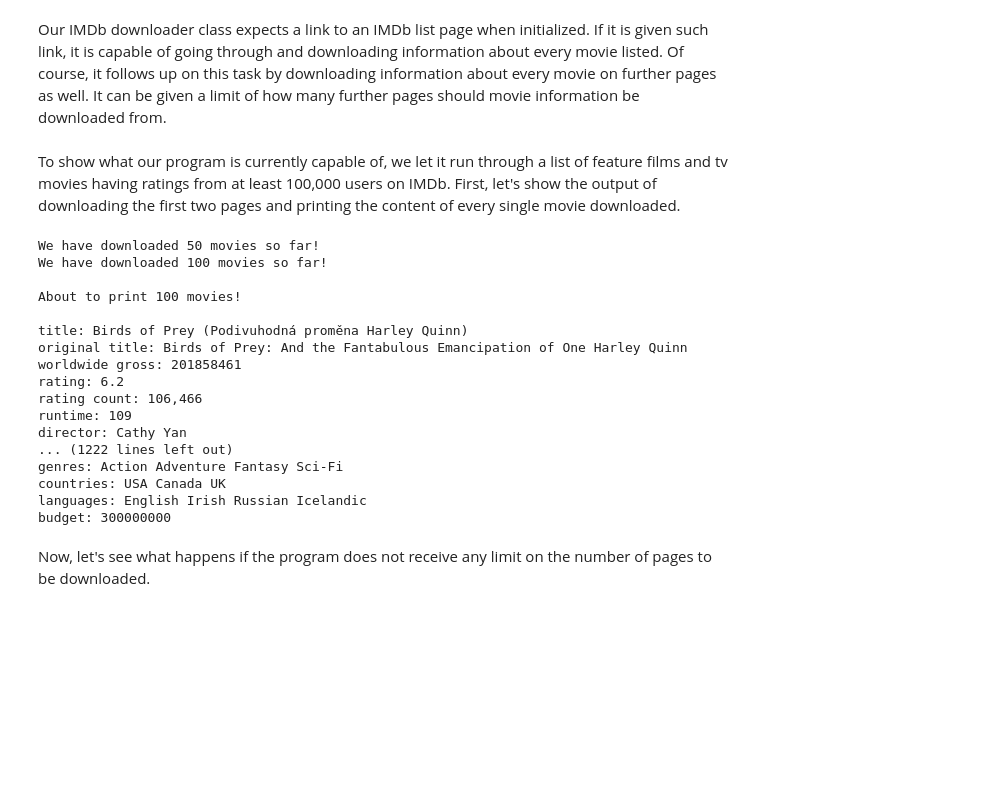
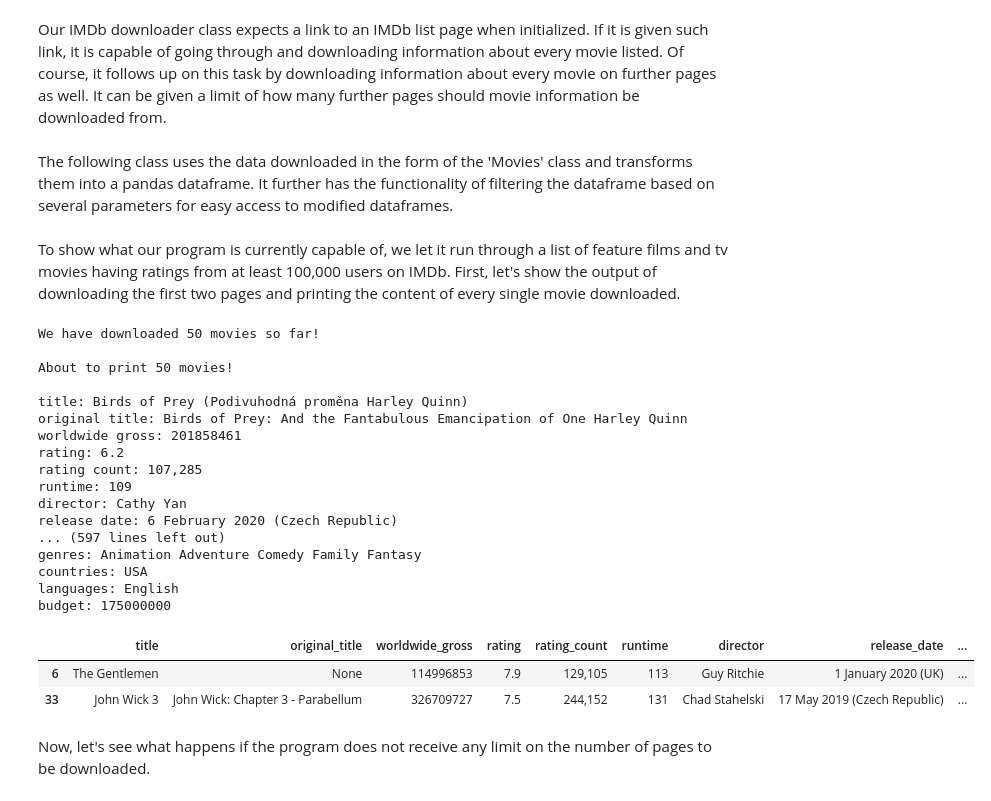
Before and after one commit to zilaeric/dpp-project, a Jupyter notebook: project.ipynb, the cells around one changed output. Cells and saved outputs as stored; diff of their text form; code cells hidden in the pictures; blank space fills up the shorter version.

Commit message:
Added .to_dict method for Movie class. Added MovieDataFrame class.

```diff
--- a/project.ipynb
+++ b/project.ipynb
@@ -96,6 +98,28 @@ class Movie:
             string += "budget: " + self.budget + "\n"
 
         return string
+
+    """
+    Builds a dictionary containing all available information about the movie.
+
+    @return Dictionary object containing all information
+    """
+    def to_dict(self):
+        movie_dict = {
+        'title' : self.title,
+        'original_title' : self.original_title,
+        'worldwide_gross' : float(self.worldwide_gross),
+        'rating' : float(self.rating),
+        'rating_count' : int(self.rating_count),
+        'runtime' : float(self.runtime),
+        'director' : self.director,
+        'release_date' : self.release_date,
+        'genres' : self.genres,
+        'countries' : self.countries,
+        'languages' : self.languages,
+        'budget' : float(self.budget)
+        }
+        return movie_dict
 # %% [markdown]
 Our IMDb downloader class expects a link to an IMDb list page when initialized. If it is given such link, it is capable of going through and downloading information about every movie listed. Of course, it follows up on this task by downloading information about every movie on further pages as well. It can be given a limit of how many further pages should movie information be downloaded from.
 # %%
@@ -373,3 +397,5 @@ class ImdbMovieScraper:
             return re.sub("[^0-9]", "", budget.parent.text)
         else:
             return None
+# %% [markdown]
+The following class uses the data downloaded in the form of the 'Movies' class and transforms them into a pandas dataframe. It further has the functionality of filtering the dataframe based on several parameters for easy access to modified dataframes.
@@ -377,26 +491,35 @@ class ImdbMovieScraper:
 To show what our program is currently capable of, we let it run through a list of feature films and tv movies having ratings from at least 100,000 users on IMDb. First, let's show the output of downloading the first two pages and printing the content of every single movie downloaded.
 # %%
 imdb1 = ImdbDownloader('https://www.imdb.com/search/title/?title_type=feature,tv_movie&num_votes=100000,&sort=release_date,desc&view=simple')
-imdb1.start(2)
+imdb1.start(1)
 imdb1.print_movies()
 # %% [output]
 We have downloaded 50 movies so far!
-We have downloaded 100 movies so far!
 
-About to print 100 movies!
+About to print 50 movies!
 
 title: Birds of Prey (Podivuhodná proměna Harley Quinn)
 original title: Birds of Prey: And the Fantabulous Emancipation of One Harley Quinn
 worldwide gross: 201858461
 rating: 6.2
-rating count: 106,466
+rating count: 107,285
 runtime: 109
 director: Cathy Yan
-... (1222 lines left out)
-genres: Action Adventure Fantasy Sci-Fi
-countries: USA Canada UK
-languages: English Irish Russian Icelandic
-budget: 300000000
+release date: 6 February 2020 (Czech Republic)
+... (597 lines left out)
+genres: Animation Adventure Comedy Family Fantasy
+countries: USA
+languages: English
+budget: 175000000
+# %%
+df_obj = MovieDataFrame(imdb1)
+
+df_obj.filter_genre('Crime').filter_genre('Action').filter_country('USA').filter_language('English').filter_budget(0, 84500000)
+df_obj.df
+# %% [output]
+|  | title | original_title | worldwide_gross | rating | rating_count | runtime | director | release_date | ... |
+| 6 | The Gentlemen | None | 114996853 | 7.9 | 129,105 | 113 | Guy Ritchie | 1 January 2020 (UK) | ... |
+| 33 | John Wick 3 | John Wick: Chapter 3 - Parabellum | 326709727 | 7.5 | 244,152 | 131 | Chad Stahelski | 17 May 2019 (Czech Republic) | ... |
 # %% [markdown]
 Now, let's see what happens if the program does not receive any limit on the number of pages to be downloaded.
 # %%
```
Also changed, not shown: parts of 5 cells of this notebook.
